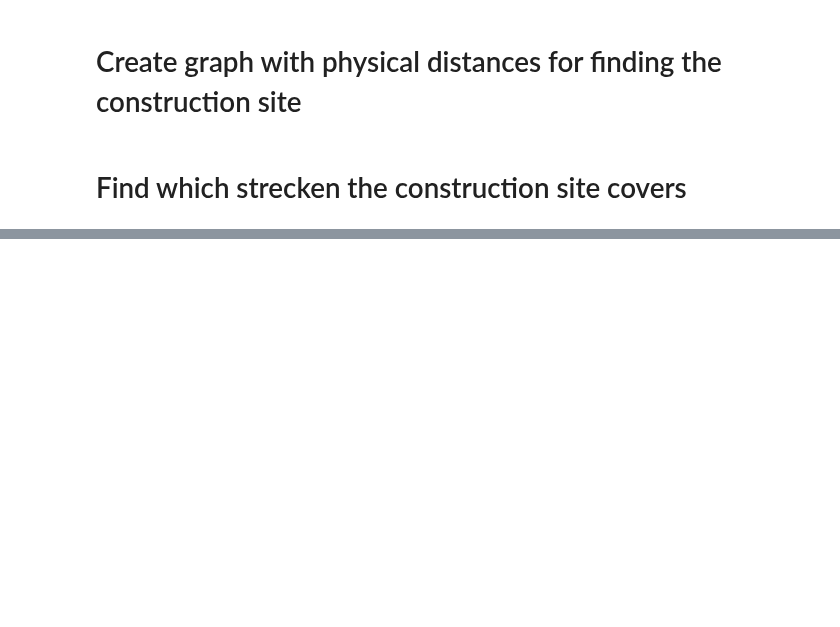
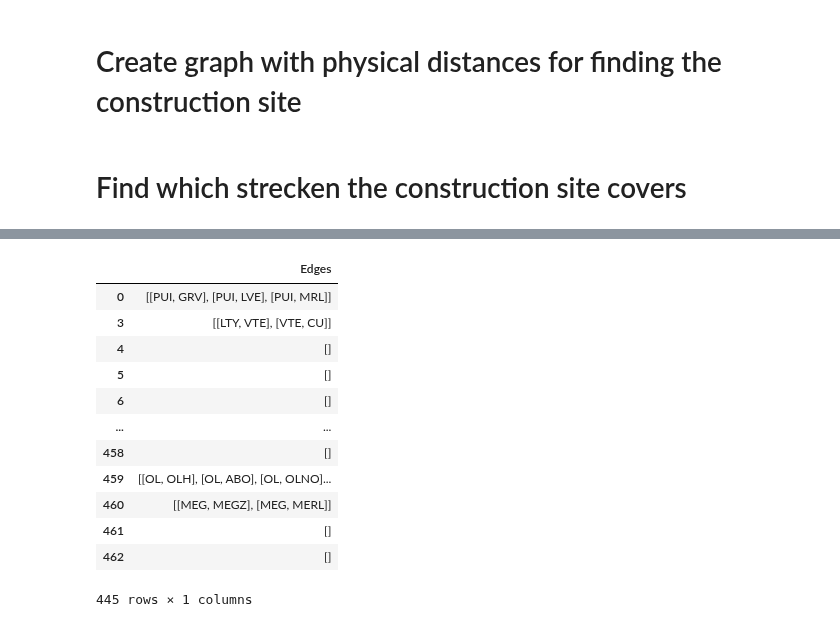
Before and after one commit to oalkayacd/polyhack2020, a Jupyter notebook: build_graph.ipynb, the cells around one changed output, grey strips where cells are left out. Drawn from its saved outputs; the diff is of its cells as text; code cells hidden in the pictures; blank space fills up the shorter version.

```diff
--- a/build_graph.ipynb
+++ b/build_graph.ipynb
@@ -330,7 +330,8 @@ for idx, entry in id_sp.iterrows():
     km_to = str(construction.iloc[idx]["km to"])
     distance = str(construction.iloc[idx]["distance"])
     abbr = str(construction.iloc[idx]["bp_from"])
-    if km_from == 'nan' or km_to == 'nan':
+    abbr_to = str(construction.iloc[idx]["bp_to"])
+    if km_from == 'nan' or km_to == 'nan' or len(id_sp.loc[idx]["Paths"]) == 1:
         rows[0].append(idx)
         empty = list()
         for neighbor in G_dist.neighbors(abbr):
@@ -343,12 +344,14 @@ for idx, entry in id_sp.iterrows():
         rows[0].append(idx)
         empty = list()
         for i in range(len(id_sp.loc[idx]["Paths"]) - 1):
-            data = zugzahlen.loc[zugzahlen['BP_Von_Abschnitt'] == id_sp.loc[idx]["Paths"][i]]
-            #display(data)
-            dist = data.loc[data['BP_Bis_Abschnitt'] == id_sp.loc[idx]["Paths"][i+1]]['distance']
-            print(dist.dtype)
-            if d > km_from and dist < km_to:
-                empty.append([id_sp.loc[idx]["Paths"][i], id_sp.loc[idx]["Paths"][i+1]])
+            string = 'SBB_' + id_sp.loc[idx]["Paths"][i] + '_' + id_sp.loc[idx]["Paths"][i+1]
+
+            if len(zugzahlen.loc[zugzahlen['PID'] == string]) != 0:
+                dist = zugzahlen.loc[zugzahlen['PID'] == string].iloc[0]['distance']
+
+                if dist > km_from and dist < km_to:
+                    empty.append([id_sp.loc[idx]["Paths"][i], id_sp.loc[idx]["Paths"][i+1]])
+
         if len(empty) == 0:
             empty.append([id_sp.loc[idx]["Paths"][-2], id_sp.loc[idx]["Paths"][-1]])
         rows[1].append(empty)
@@ -360,0 +358,19 @@ ValueError: The truth value of a Series is ambiguous. Use a.empty, a.bool(), a.i
+# %%
+dict_rows = {'Edges': rows[1]}
+
+id_edges = pd.DataFrame(dict_rows,index = rows[0])
+display(id_edges)
+# %% [output]
+|  | Edges |
+| 0 | [[PUI, GRV], [PUI, LVE], [PUI, MRL]] |
+| 3 | [[LTY, VTE], [VTE, CU]] |
+| 4 | [] |
+| 5 | [] |
+| 6 | [] |
+| ... | ... |
+| 458 | [] |
+| 459 | [[OL, OLH], [OL, ABO], [OL, OLNO]... |
+| 460 | [[MEG, MEGZ], [MEG, MERL]] |
+| 461 | [] |
+| 462 | [] |
+445 rows × 1 columns
```
Also changed, not shown: parts of 3 cells of this notebook.
